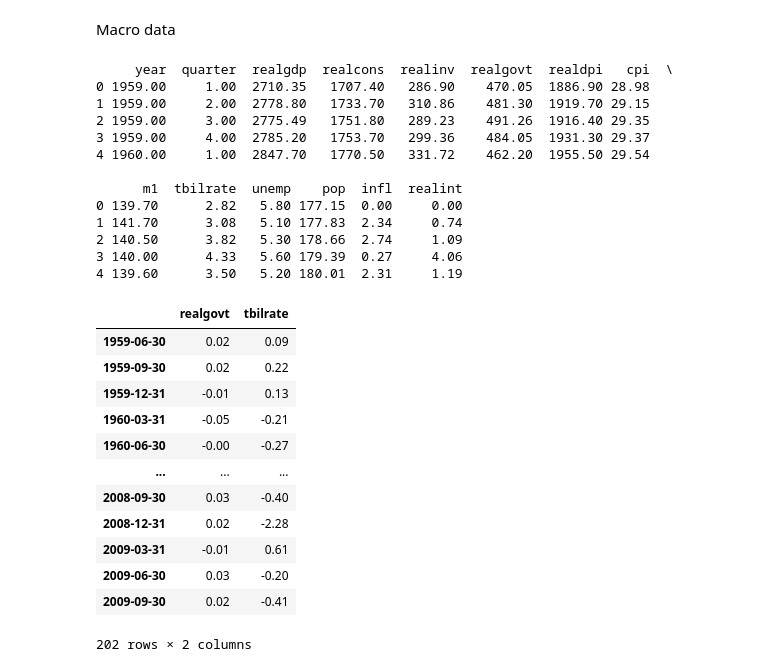
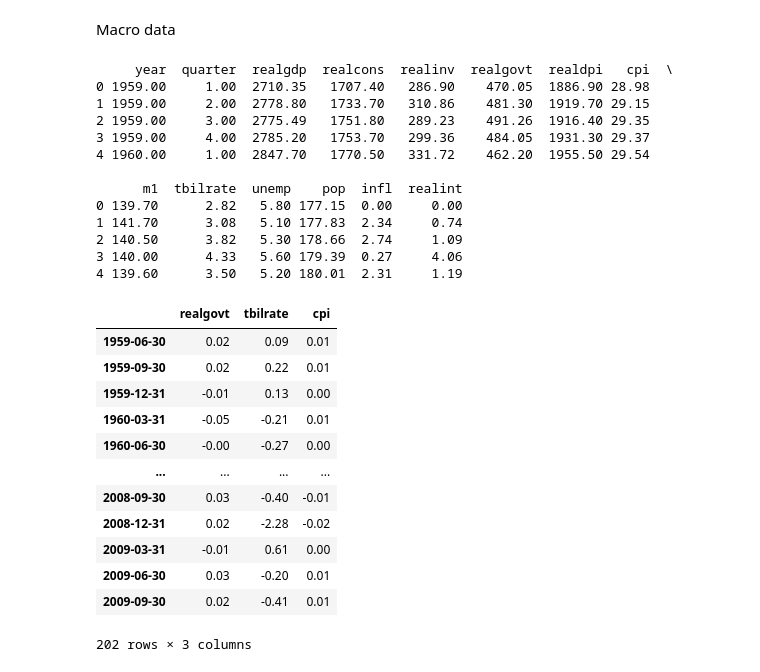
Before and after one commit to Techtonique/nnetsauce, a Jupyter notebook: nnetsauce/demo/thierrymoudiki_20240106_DeepMTS.ipynb, the cells around one changed output. Saved outputs shown, nothing was run; the diff lists cells and outputs as text; code cells hidden in the pictures.

```diff
--- a/nnetsauce/demo/thierrymoudiki_20240106_DeepMTS.ipynb
+++ b/nnetsauce/demo/thierrymoudiki_20240106_DeepMTS.ipynb
@@ -80,47 +75,47 @@ quarterly = dates["year"] + "Q" + dates["quarter"]
 quarterly = dates_from_str(quarterly)
 
 print(mdata.head())
 
 #mdata = mdata[['realgdp','realcons','realinv', 'realgovt',
 #               'realdpi', 'cpi', 'm1', 'tbilrate', 'unemp',
 #               'pop']]
 
-mdata = mdata[['realgovt', 'tbilrate']]
+mdata = mdata[['realgovt', 'tbilrate', 'cpi']]
 
 mdata.index = pd.DatetimeIndex(quarterly)
 
 data = np.log(mdata).diff().dropna()
 
 #data = mdata
 
 display(data)
 # %% [output]
      year  quarter  realgdp  realcons  realinv  realgovt  realdpi   cpi  \
 0 1959.00     1.00  2710.35   1707.40   286.90    470.05  1886.90 28.98
 1 1959.00     2.00  2778.80   1733.70   310.86    481.30  1919.70 29.15
 2 1959.00     3.00  2775.49   1751.80   289.23    491.26  1916.40 29.35
 3 1959.00     4.00  2785.20   1753.70   299.36    484.05  1931.30 29.37
 4 1960.00     1.00  2847.70   1770.50   331.72    462.20  1955.50 29.54
 
       m1  tbilrate  unemp    pop  infl  realint
 0 139.70      2.82   5.80 177.15  0.00     0.00
 1 141.70      3.08   5.10 177.83  2.34     0.74
 2 140.50      3.82   5.30 178.66  2.74     1.09
 3 140.00      4.33   5.60 179.39  0.27     4.06
 4 139.60      3.50   5.20 180.01  2.31     1.19
-|  | realgovt | tbilrate |
-| 1959-06-30 | 0.02 | 0.09 |
-| 1959-09-30 | 0.02 | 0.22 |
-| 1959-12-31 | -0.01 | 0.13 |
-| 1960-03-31 | -0.05 | -0.21 |
-| 1960-06-30 | -0.00 | -0.27 |
-| ... | ... | ... |
-| 2008-09-30 | 0.03 | -0.40 |
-| 2008-12-31 | 0.02 | -2.28 |
-| 2009-03-31 | -0.01 | 0.61 |
-| 2009-06-30 | 0.03 | -0.20 |
-| 2009-09-30 | 0.02 | -0.41 |
+|  | realgovt | tbilrate | cpi |
+| 1959-06-30 | 0.02 | 0.09 | 0.01 |
+| 1959-09-30 | 0.02 | 0.22 | 0.01 |
+| 1959-12-31 | -0.01 | 0.13 | 0.00 |
+| 1960-03-31 | -0.05 | -0.21 | 0.01 |
+| 1960-06-30 | -0.00 | -0.27 | 0.00 |
+| ... | ... | ... | ... |
+| 2008-09-30 | 0.03 | -0.40 | -0.01 |
+| 2008-12-31 | 0.02 | -2.28 | -0.02 |
+| 2009-03-31 | -0.01 | 0.61 | 0.00 |
+| 2009-06-30 | 0.03 | -0.20 | 0.01 |
+| 2009-09-30 | 0.02 | -0.41 | 0.01 |
-202 rows × 2 columns
+202 rows × 3 columns
 # %%
 n = data.shape[0]
 max_idx_train = np.floor(n*0.8)
```
Also changed, not shown: parts of 7 cells of this notebook.
